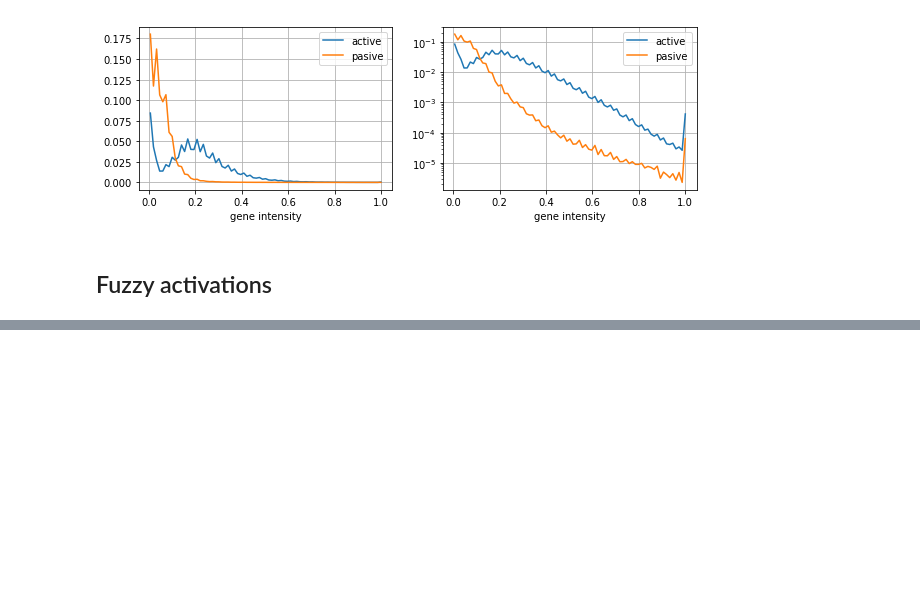
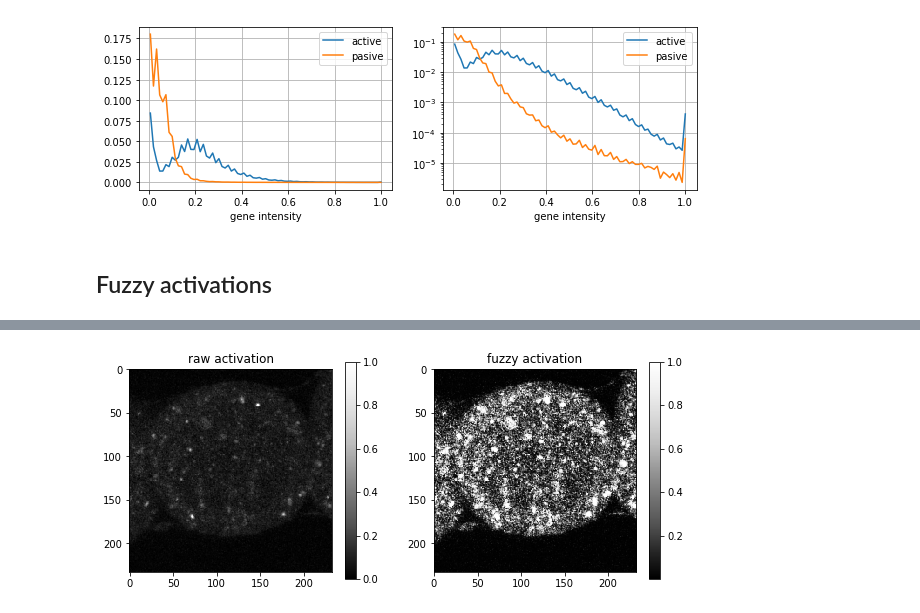
Before and after one commit to Borda/pyBPDL, a Jupyter notebook: notebooks/gene-active_train-sigmoid.ipynb, the cells around one changed output, grey strips where cells are left out. Cells and saved outputs as stored; diff of their text form; code cells hidden in the pictures; blank space fills up the shorter version.

```diff
--- a/notebooks/gene-active_train-sigmoid.ipynb
+++ b/notebooks/gene-active_train-sigmoid.ipynb
@@ -102,0 +109,8 @@ _= plt.subplot(1, 2, 2), plt.title('fuzzy activation'), plt.imshow(sigm(img, 0.1
+# %%
+img = plt.imread(lp_pasive[np.random.randint(0, len(lp_pasive))])[:, :, 1]
+img_fuzzy = activate(img, 0.12, 35.)
+plt.figure(figsize=(10, 4))
+_= plt.subplot(1, 2, 1), plt.title('raw activation'), plt.imshow(img, cmap=plt.cm.Greys_r), plt.colorbar()
+_= plt.subplot(1, 2, 2), plt.title('fuzzy activation'), plt.imshow(img_fuzzy, cmap=plt.cm.Greys_r), plt.colorbar()
+# %% [output]
+[figure, added]
```
Also changed, not shown: parts of 2 cells of this notebook, 2 other files.
